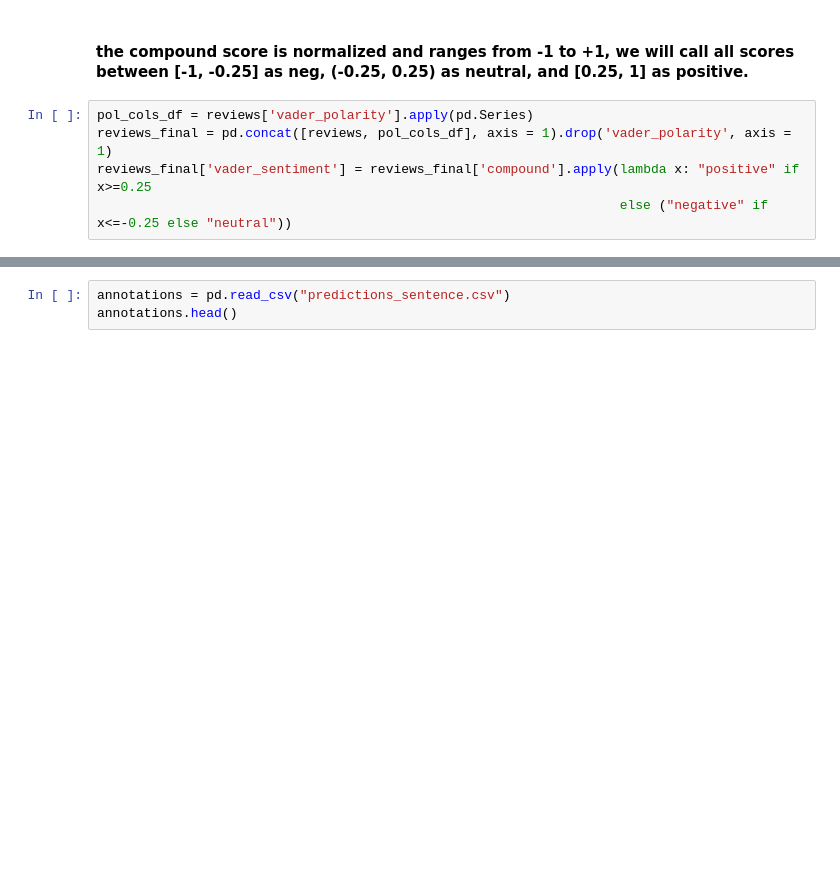
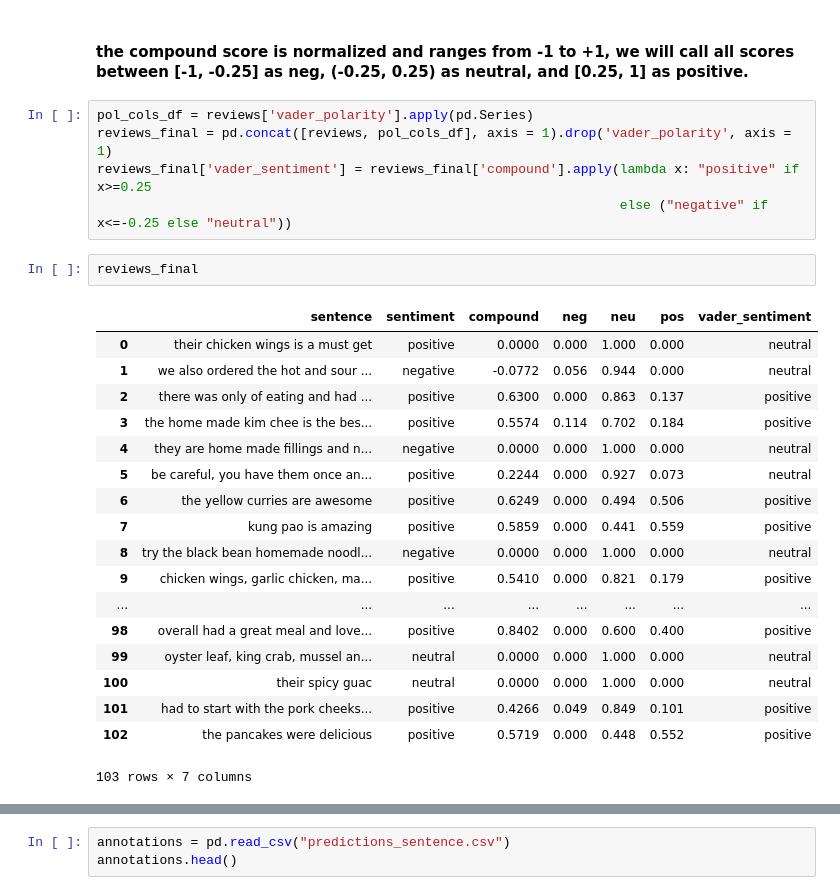
Before and after one commit to aish-anand/word2mouth, a Jupyter notebook: Sentiment Analysis - NLTK.ipynb, the cells around one changed output, grey strips where cells are left out. Drawn from its saved outputs; the diff is of its cells as text; blank space fills up the shorter version.

```diff
--- a/Sentiment Analysis - NLTK.ipynb
+++ b/Sentiment Analysis - NLTK.ipynb
@@ -65,4 +66,25 @@ pol_cols_df = reviews['vader_polarity'].apply(pd.Series)
 reviews_final = pd.concat([reviews, pol_cols_df], axis = 1).drop('vader_polarity', axis = 1)
 reviews_final['vader_sentiment'] = reviews_final['compound'].apply(lambda x: "positive" if x>=0.25
                                                                    else ("negative" if x<=-0.25 else "neutral"))
+# %%
+reviews_final
+# %% [output]
+|  | sentence | sentiment | compound | neg | neu | pos | vader_sentiment |
+| 0 | their chicken wings is a must get | positive | 0.0000 | 0.000 | 1.000 | 0.000 | neutral |
+| 1 | we also ordered the hot and sour ... | negative | -0.0772 | 0.056 | 0.944 | 0.000 | neutral |
+| 2 | there was only of eating and had ... | positive | 0.6300 | 0.000 | 0.863 | 0.137 | positive |
+| 3 | the home made kim chee is the bes... | positive | 0.5574 | 0.114 | 0.702 | 0.184 | positive |
+| 4 | they are home made fillings and n... | negative | 0.0000 | 0.000 | 1.000 | 0.000 | neutral |
+| 5 | be careful, you have them once an... | positive | 0.2244 | 0.000 | 0.927 | 0.073 | neutral |
+| 6 | the yellow curries are awesome | positive | 0.6249 | 0.000 | 0.494 | 0.506 | positive |
+| 7 | kung pao is amazing | positive | 0.5859 | 0.000 | 0.441 | 0.559 | positive |
+| 8 | try the black bean homemade noodl... | negative | 0.0000 | 0.000 | 1.000 | 0.000 | neutral |
+| 9 | chicken wings, garlic chicken, ma... | positive | 0.5410 | 0.000 | 0.821 | 0.179 | positive |
+| ... | ... | ... | ... | ... | ... | ... | ... |
+| 98 | overall had a great meal and love... | positive | 0.8402 | 0.000 | 0.600 | 0.400 | positive |
+| 99 | oyster leaf, king crab, mussel an... | neutral | 0.0000 | 0.000 | 1.000 | 0.000 | neutral |
+| 100 | their spicy guac | neutral | 0.0000 | 0.000 | 1.000 | 0.000 | neutral |
+| 101 | had to start with the pork cheeks... | positive | 0.4266 | 0.049 | 0.849 | 0.101 | positive |
+| 102 | the pancakes were delicious | positive | 0.5719 | 0.000 | 0.448 | 0.552 | positive |
+103 rows × 7 columns
 # %%
```
Also changed, not shown: parts of 3 cells of this notebook, 1 other file.
